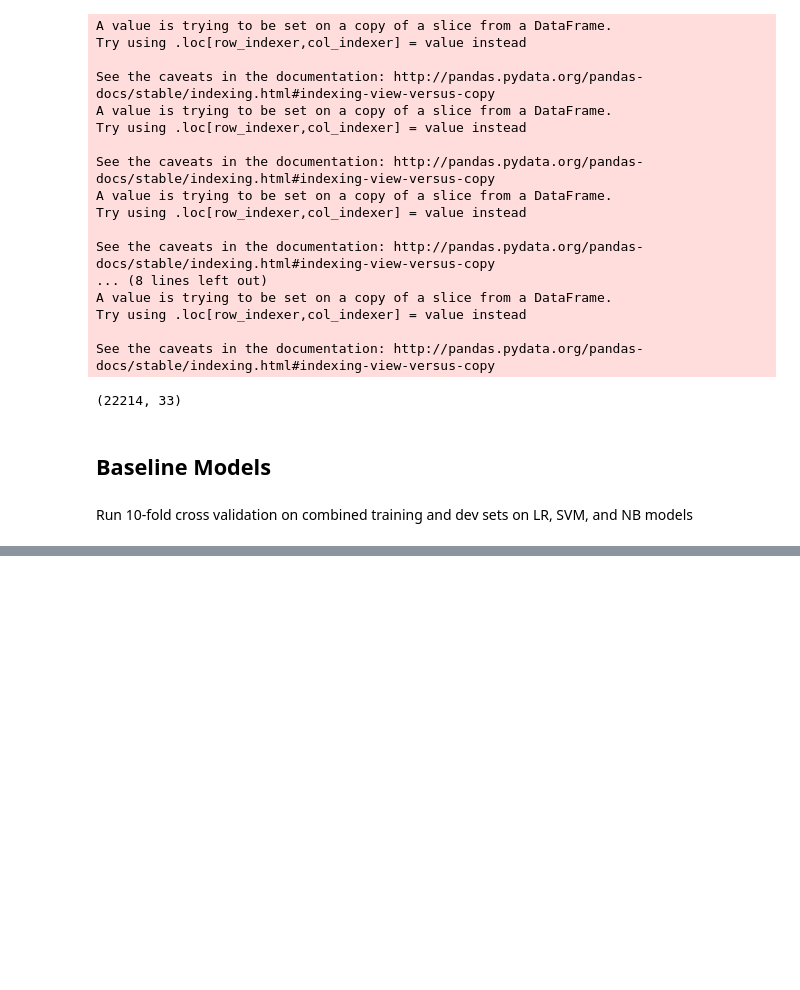
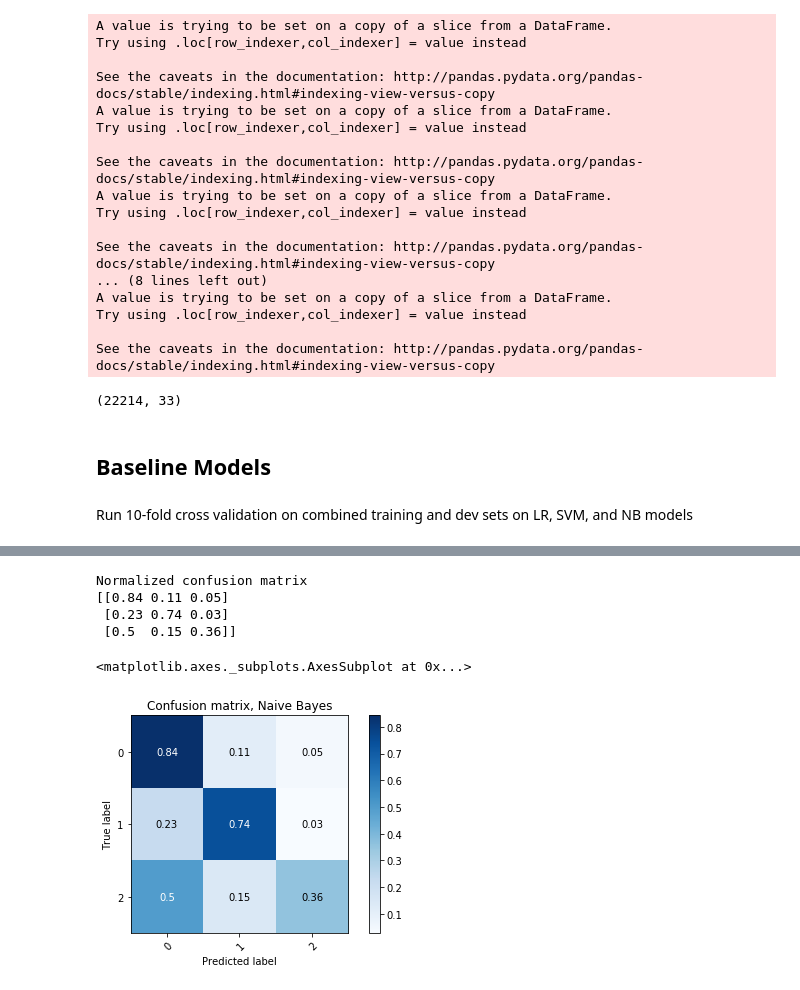
Before and after one commit to pratyushaj/abusive-language-online, a Jupyter notebook: utility/feature_extractor_with_baseline_models.ipynb, the cells around one changed output, grey strips where cells are left out. Drawn from its saved outputs; the diff is of its cells as text; code cells hidden in the pictures; blank space fills up the shorter version.

```diff
--- a/utility/feature_extractor_with_baseline_models.ipynb
+++ b/utility/feature_extractor_with_baseline_models.ipynb
@@ -780,0 +824,23 @@ avg / total       0.86      0.70      0.76     22214
+# %%
+allData = np.hstack((X, y.reshape(-1,1)))
+from sklearn.model_selection import train_test_split
+from pomegranate import *
+train,test = train_test_split(allData, test_size = 0.1)
+
+train.shape,test.shape
+
+network = BayesianNetwork.from_samples(train)
+
+testNone = np.asarray([None for item in test])
+testSamples = np.asarray([item[:-1] for item in test])
+testToPredict = np.hstack((testSamples, testNone.reshape(-1,1)))
+
+y_true = [item[-1] for item in test]
+y_pred = []
+
+for item in testToPredict:
+    dist = network.predict_proba(item)[-1]
+    prediction = dist.mle()
+    #print(prediction)
+    #print(prediction)
+    y_pred.append(prediction)
@@ -780,0 +935,10 @@ avg / total       0.86      0.70      0.76     22214
+# %%
+plot_confusion_matrix(np.asarray(y), np.asarray(nb_y_pred), classes=np.asarray([0,1,2]),
+                      title='Confusion matrix, Naive Bayes',normalize=True)
+# %% [output]
+Normalized confusion matrix
+[[0.84 0.11 0.05]
+ [0.23 0.74 0.03]
+ [0.5  0.15 0.36]]
+<matplotlib.axes._subplots.AxesSubplot at 0x...>
+[figure, added]
```
Also changed, not shown: parts of 20 cells of this notebook.
